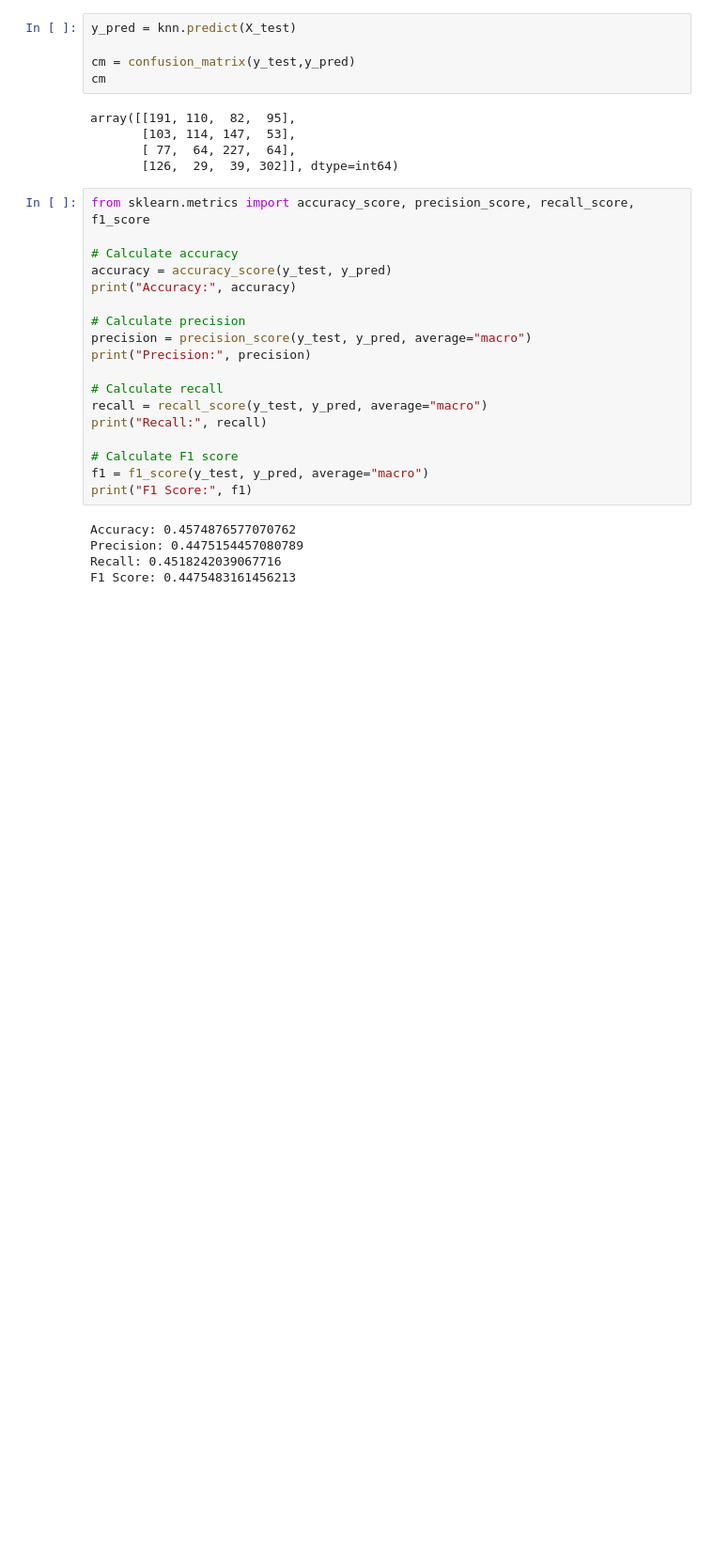
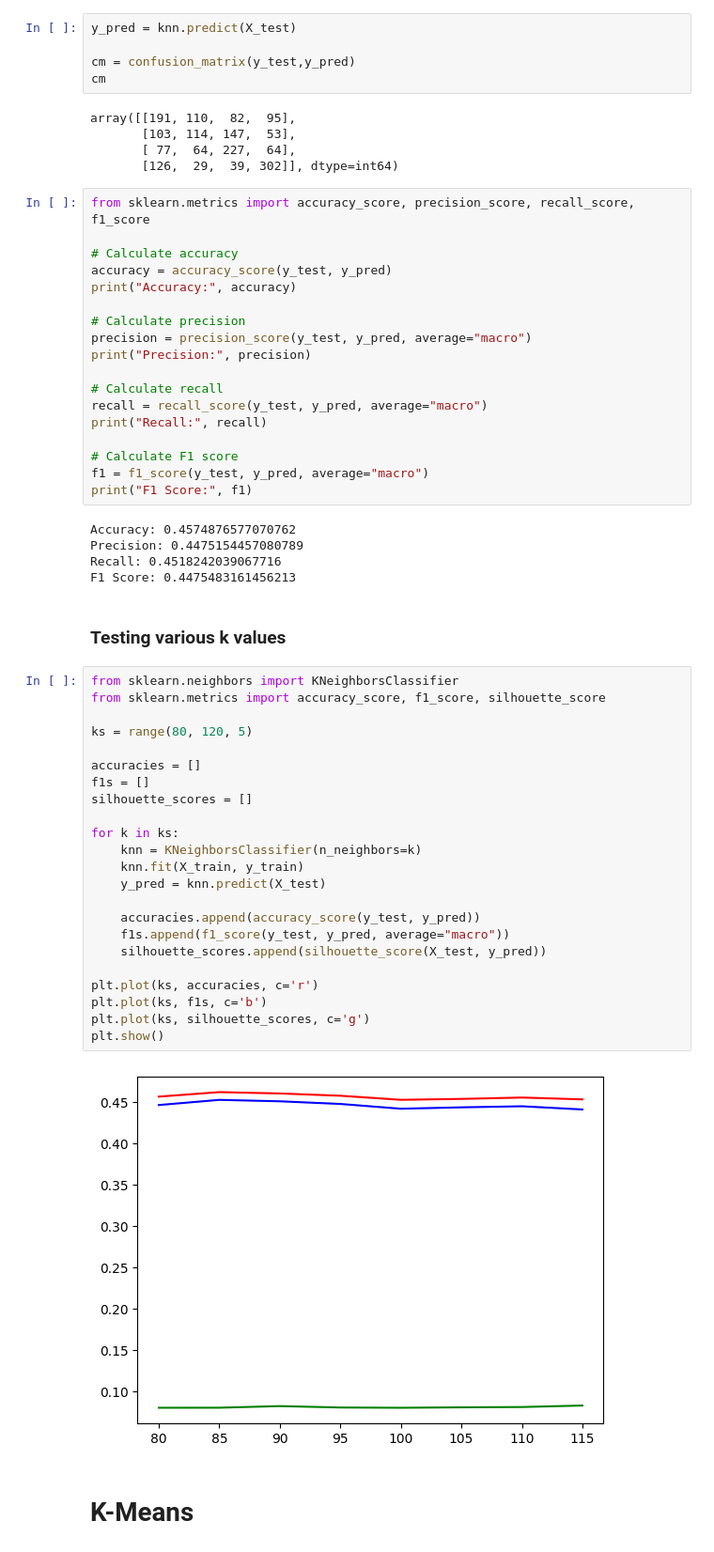
Before and after one commit to tanmay4269/Learning_ML, a Jupyter notebook: aerove/3_knn_assignment/knn_alg.ipynb, the cells around one changed output. Shown: that part at 94% size. Saved outputs shown, nothing was run; the diff lists cells and outputs as text; blank space fills up the shorter version.

```diff
--- a/aerove/3_knn_assignment/knn_alg.ipynb
+++ b/aerove/3_knn_assignment/knn_alg.ipynb
@@ -162,3 +163,32 @@ Accuracy: 0.4574876577070762
 Precision: 0.4475154457080789
 Recall: 0.4518242039067716
 F1 Score: 0.4475483161456213
+# %% [markdown]
+### Testing various k values
+# %%
+from sklearn.neighbors import KNeighborsClassifier
+from sklearn.metrics import accuracy_score, f1_score, silhouette_score
+
+ks = range(80, 120, 5)
+
+accuracies = []
+f1s = []
+silhouette_scores = []
+
+for k in ks:
+    knn = KNeighborsClassifier(n_neighbors=k)
+    knn.fit(X_train, y_train)
+    y_pred = knn.predict(X_test)
+
+    accuracies.append(accuracy_score(y_test, y_pred))
+    f1s.append(f1_score(y_test, y_pred, average="macro"))
+    silhouette_scores.append(silhouette_score(X_test, y_pred))
+
+plt.plot(ks, accuracies, c='r')
+plt.plot(ks, f1s, c='b')
+plt.plot(ks, silhouette_scores, c='g')
+plt.show()
+# %% [output]
+[figure, added]
+# %% [markdown]
+# K-Means
```
Also changed, not shown: parts of 7 cells of this notebook, 3 other files.
